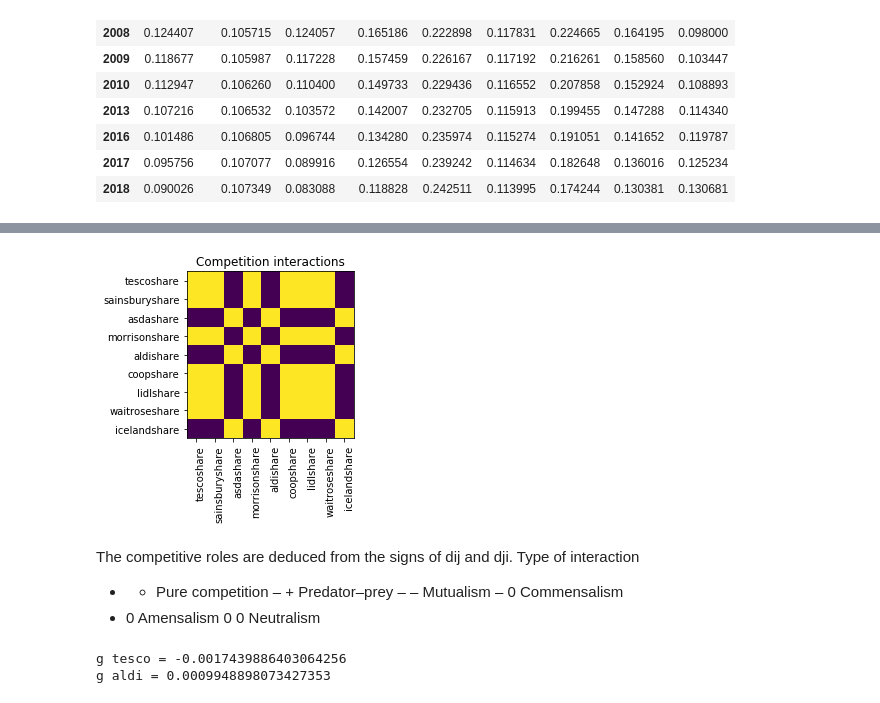
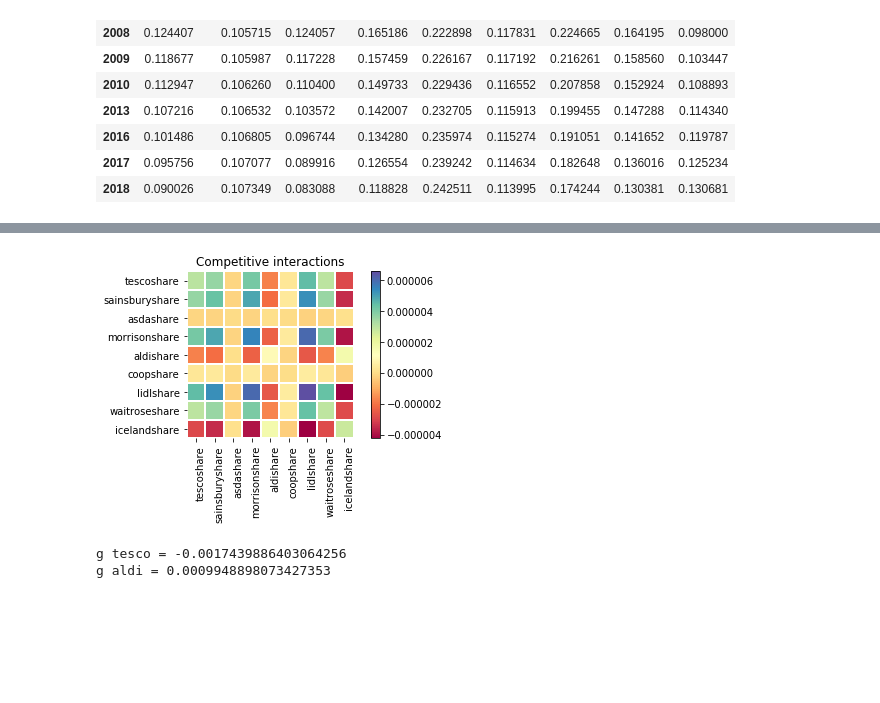
Before and after one commit to davidsdatascience/marketshare, a Jupyter notebook: marketsharedynamics-Copy2.ipynb, the cells around one changed output, grey strips where cells are left out. Saved outputs shown, nothing was run; the diff lists cells and outputs as text; code cells hidden in the pictures; blank space fills up the shorter version.

```diff
--- a/marketsharedynamics-Copy2.ipynb
+++ b/marketsharedynamics-Copy2.ipynb
@@ -761,40 +802,68 @@ community_matrix=np.asmatrix(community)
+# %%
+#numpy.sign(data)
+#construct interaction matrix
+
+tescosign=np.sign(poptesco[2])
+asdasign=np.sign(poptasda[2])
+sainsburysign=np.sign(poptsainsbury[2])
+morrisonsign=np.sign(poptmorrisons[2])
+aldisign=np.sign(poptaldi[2])
+coopsign=np.sign(poptcoop[2])
+lidlsign=np.sign(poptlidl[2])
+waitrosesign=np.sign(poptwaitrose[2])
+icelandsign=np.sign(popticeland[2])
+
+interaction1=np.zeros(9)
+interaction1[0]=poptesco[2]
+interaction1[2]=poptsainsbury[2]
+interaction1[1]=poptasda[2]
+interaction1[3]=poptmorrisons[2]
+interaction1[4]=poptaldi[2]
+interaction1[5]=poptcoop[2]
+interaction1[6]=poptlidl[2]
+interaction1[7]=poptwaitrose[2]
+interaction1[8]=popticeland[2]
+
+community1 = np.outer(interaction1,interaction1).transpose()
+community_matrix1=np.asmatrix(community1)
+
+#plt.imshow(community_matrix, interpolation='nearest')
+#plt.show()
 # %%
 stores=list(sharesonlydf)
 
 fig, ax = plt.subplots()
-im = ax.imshow(community_matrix)
-
+im  = ax.imshow(community_matrix1, cmap="Spectral")
+plt.colorbar(im)
 # We want to show all ticks...
 ax.set_xticks(np.arange(len(stores)))
 ax.set_yticks(np.arange(len(stores)))
 # ... and label them with the respective list entries
 ax.set_xticklabels(stores)
 ax.set_yticklabels(stores)
 
 # Rotate the tick labels and set their alignment.
 plt.setp(ax.get_xticklabels(), rotation=90, ha="right",
          rotation_mode="anchor")
 
 # Loop over data dimensions and create text annotations.
 #for i in range(len(stores)):
     #for j in range(len(stores)):
         #text = ax.text(j, i, community_matrix[i, j],
                        #ha="center", va="center", color="w")
 
-ax.set_title("Competition interactions")
+ax.set_title("Competitive interactions")
 fig.tight_layout()
+# Turn spines off and create white grid.
+for edge, spine in ax.spines.items():
+    spine.set_visible(False)
+    ax.set_xticks(np.arange(community_matrix.shape[1]+1)-.5, minor=True)
+    ax.set_yticks(np.arange(community_matrix.shape[0]+1)-.5, minor=True)
+    ax.tick_params(which="minor", bottom=False, left=False)
+    ax.grid(which="minor", color="w", linestyle='-', linewidth=2.0)
 plt.show()
 # %% [output]
-[figure, old version]
+[figure, new version]
-# %% [markdown]
-The competitive roles are deduced from the signs of dij and dji.
-    Type of interaction
-+ + Pure competition
-– + Predator–prey
-– – Mutualism
-– 0 Commensalism
-+ 0 Amensalism
-0 0 Neutralism
 # %%
 #tesco
 
```
Also changed, not shown: parts of 30 cells of this notebook.
